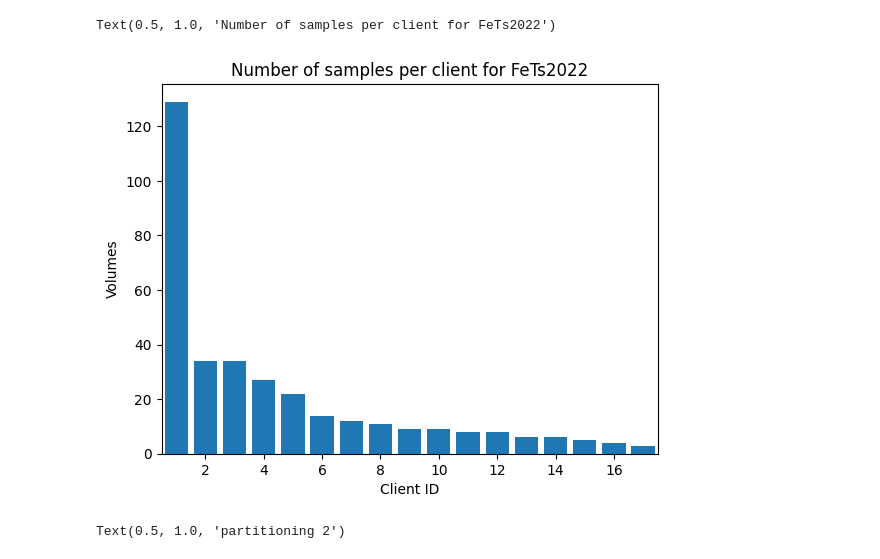
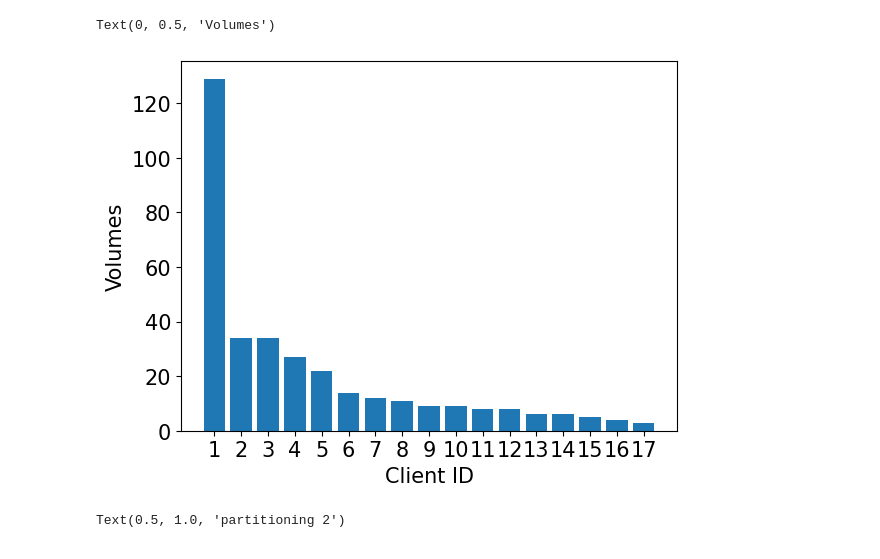
Before and after one commit to TaehwanY98/Fed-Ref, a Jupyter notebook: 3.Fets2022.ipynb, the cells around one changed output. Drawn from its saved outputs; the diff is of its cells as text; code cells hidden in the pictures.

```diff
--- a/3.Fets2022.ipynb
+++ b/3.Fets2022.ipynb
@@ -273,14 +336,14 @@ c17 = df[df['Partition_ID']==17]["Subject_ID"]
 # %%
 import matplotlib.pyplot as plt
 
 plt.bar(range(1, 18, 1), sorted([len(globals()[f"c{i}"]) for i in range(1, 18)], reverse=True))
-plt.xlim(0.5, 17.5)
-plt.xlabel("Client ID")
-plt.ylabel("Volumes")
-plt.title("Number of samples per client for FeTs2022")
+plt.xticks(range(1, 18, 1), fontsize=15)
+plt.yticks(fontsize=15)
+plt.xlabel("Client ID", fontsize=15)
+plt.ylabel("Volumes", fontsize=15)
 # %% [output]
-Text(0.5, 1.0, 'Number of samples per client for FeTs2022')
+Text(0, 0.5, 'Volumes')
-[figure, old version]
+[figure, new version]
 # %%
 df = pd.read_csv('Data/Fets2022/MICCAI_FeTS2021_TrainingData/partitioning_2.csv')
 c1 = df[df['Partition_ID']==1]["Subject_ID"]
```
Also changed, not shown: parts of 15 cells of this notebook, 23 other files.
